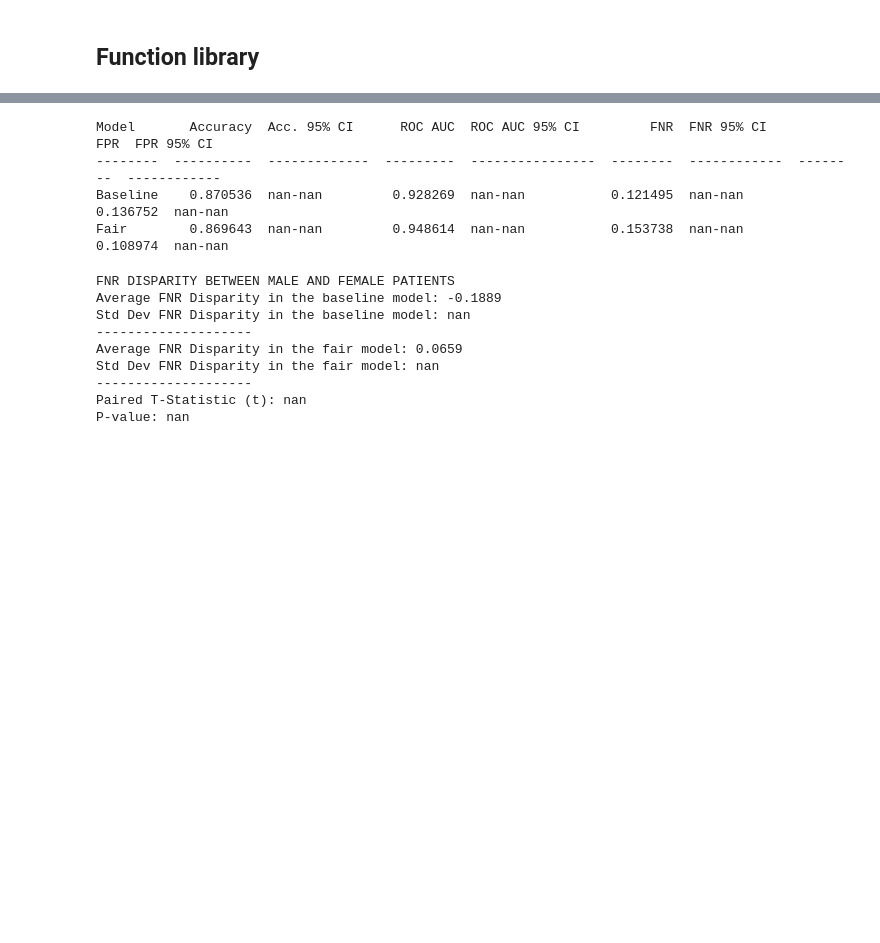
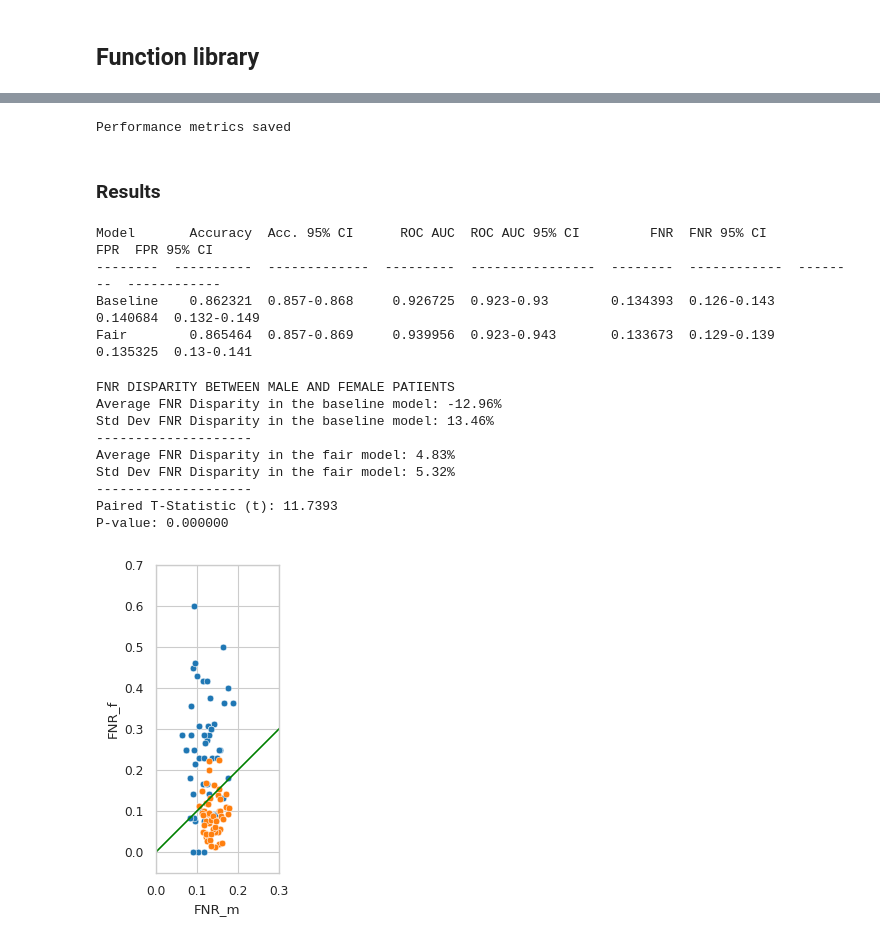
Before and after one commit to LuSyo/Health-ML-Bias-Experiments, a Jupyter notebook: notebooks/02_CAD_counterfactual_fairness.ipynb, the cells around one changed output, grey strips where cells are left out. Cells and saved outputs as stored; diff of their text form; code cells hidden in the pictures; blank space fills up the shorter version.

Commit message:
- Results: plot error rates

```diff
--- a/notebooks/02_CAD_counterfactual_fairness.ipynb
+++ b/notebooks/02_CAD_counterfactual_fairness.ipynb
@@ -687,7 +689,7 @@ from scipy.stats import barnard_exact
 
 # baseline features and target class
 
-X = heart_disease.drop(['cvd', 'chol'], axis=1)
+X = heart_disease.drop(['cvd', 'chol', 'bp'], axis=1)
 y = heart_disease['cvd']
 
 # Bootstrapping approach with N_RUNS runs and a 70/30 split for training and test
@@ -755,10 +757,6 @@ for i, (train_index, test_index) in tqdm(enumerate(sss.split(X, y)), total=N_RUN
       fair_female_df['y_pred'],
       fair_female_df['y_pred_proba'])
 
-
-
-
-
   perf_metrics.append({
       'run': i,
       'accuracy': accuracy,
@@ -770,9 +768,21 @@ for i, (train_index, test_index) in tqdm(enumerate(sss.split(X, y)), total=N_RUN
       'fair_FNR': fair_FNR,
       'fair_FPR': fair_FPR,
       'accuracy_m': accuracy_m,
+      'accuracy_f': accuracy_f,
       'roc_auc_m': roc_auc_m,
+      'roc_auc_f': roc_auc_f,
       'FNR_m': FNR_m,
+      'FNR_f': FNR_f,
       'FPR_m': FPR_m,
+      'FPR_f': FPR_f,
+      'fair_accuracy_m': fair_accuracy_m,
+      'fair_accuracy_f': fair_accuracy_f,
+      'fair_roc_auc_m': fair_roc_auc_m,
+      'fair_roc_auc_f': fair_roc_auc_f,
+      'fair_FNR_m': fair_FNR_m,
+      'fair_FNR_f': fair_FNR_f,
+      'fair_FPR_m': fair_FPR_m,
+      'fair_FPR_f': fair_FPR_f,
       'accuracy_diff': accuracy_m - accuracy_f,
       'roc_auc_diff': roc_auc_m - roc_auc_f,
       'FNR_diff': FNR_m - FNR_f,
@@ -784,12 +794,20 @@ for i, (train_index, test_index) in tqdm(enumerate(sss.split(X, y)), total=N_RUN
   })
 # %%
 import os
+import datetime
 save_path = f'{PROJECT_ROOT}/counterfactual-fairness/results'
 os.makedirs(save_path, exist_ok=True)
 
 perf_metrics_df = pd.DataFrame(perf_metrics)
-perf_metrics_df.to_csv(f'{save_path}/perf_metrics_{N_RUNS}_runs_2.csv')
+date_str = datetime.datetime.now().strftime('%Y-%m-%d_%H-%M')
+perf_metrics_df.to_csv(f'{save_path}/perf_metrics_{N_RUNS}_runs_{date_str}.csv')
+print('Performance metrics saved')
+# %% [output]
+Performance metrics saved
+# %% [markdown]
+### Results
 # %%
+N_RUNS = 50
 # perf_metrics_df = pd.read_csv(f'{PROJECT_ROOT}/counterfactual-fairness/results/perf_metrics_{N_RUNS}_runs.csv')
 
 
@@ -829,8 +847,8 @@ print(perf_summary.to_markdown(tablefmt='simple', index=False, numalign="right")
 # %% [output]
 Model       Accuracy  Acc. 95% CI      ROC AUC  ROC AUC 95% CI         FNR  FNR 95% CI         FPR  FPR 95% CI
 --------  ----------  -------------  ---------  ----------------  --------  ------------  --------  ------------
-Baseline    0.870536  nan-nan         0.928269  nan-nan           0.121495  nan-nan       0.136752  nan-nan
-Fair        0.869643  nan-nan         0.948614  nan-nan           0.153738  nan-nan       0.108974  nan-nan
+Baseline    0.862321  0.857-0.868     0.926725  0.923-0.93        0.134393  0.126-0.143   0.140684  0.132-0.149
+Fair        0.865464  0.857-0.869     0.939956  0.923-0.943       0.133673  0.129-0.139   0.135325  0.13-0.141
 # %%
 from scipy.stats import ttest_rel
 
@@ -840,24 +858,35 @@ fnr_fair_ttest = ttest_rel(perf_metrics_df['fair_FNR_diff'],
                            alternative='greater')
 print("FNR DISPARITY BETWEEN MALE AND FEMALE PATIENTS")
 print(f"Average FNR Disparity in the baseline model:\
- {perf_metrics_df['FNR_diff'].mean():.4f}")
+ {perf_metrics_df['FNR_diff'].mean()*100:.2f}%")
 print(f"Std Dev FNR Disparity in the baseline model:\
- {perf_metrics_df['FNR_diff'].std():.4f}")
+ {perf_metrics_df['FNR_diff'].std()*100:.2f}%")
 print('-'*20)
 print(f"Average FNR Disparity in the fair model:\
- {perf_metrics_df['fair_FNR_diff'].mean():.4f}")
+ {perf_metrics_df['fair_FNR_diff'].mean()*100:.2f}%")
 print(f"Std Dev FNR Disparity in the fair model:\
- {perf_metrics_df['fair_FNR_diff'].std():.4f}")
+ {perf_metrics_df['fair_FNR_diff'].std()*100:.2f}%")
 print('-'*20)
 print(f"Paired T-Statistic (t): {fnr_fair_ttest.statistic:.4f}")
 print(f"P-value: {fnr_fair_ttest.pvalue:.6f}")
 # %% [output]
 FNR DISPARITY BETWEEN MALE AND FEMALE PATIENTS
-Average FNR Disparity in the baseline model: -0.1889
-Std Dev FNR Disparity in the baseline model: nan
+Average FNR Disparity in the baseline model: -12.96%
+Std Dev FNR Disparity in the baseline model: 13.46%
 --------------------
-Average FNR Disparity in the fair model: 0.0659
-Std Dev FNR Disparity in the fair model: nan
+Average FNR Disparity in the fair model: 4.83%
+Std Dev FNR Disparity in the fair model: 5.32%
 --------------------
-Paired T-Statistic (t): nan
-P-value: nan
+Paired T-Statistic (t): 11.7393
+P-value: 0.000000
+# %%
+fig, ax = plt.subplots(figsize=(4, 4))
+sns.scatterplot(perf_metrics_df, x='FNR_m', y='FNR_f', ax=ax, c='#1f77b4')
+sns.scatterplot(perf_metrics_df, x='fair_FNR_m', y='fair_FNR_f', ax=ax, c='#ff7f0e')
+plt.plot([0,.7],[0,.7],c='g')
+ax.set_xlim([0,0.3])
+ax.set_ylim([-.05,0.7])
+ax.set_aspect('equal')
+plt.show()
+# %% [output]
+[figure, added]
```
Also changed, not shown: parts of 3 cells of this notebook.
